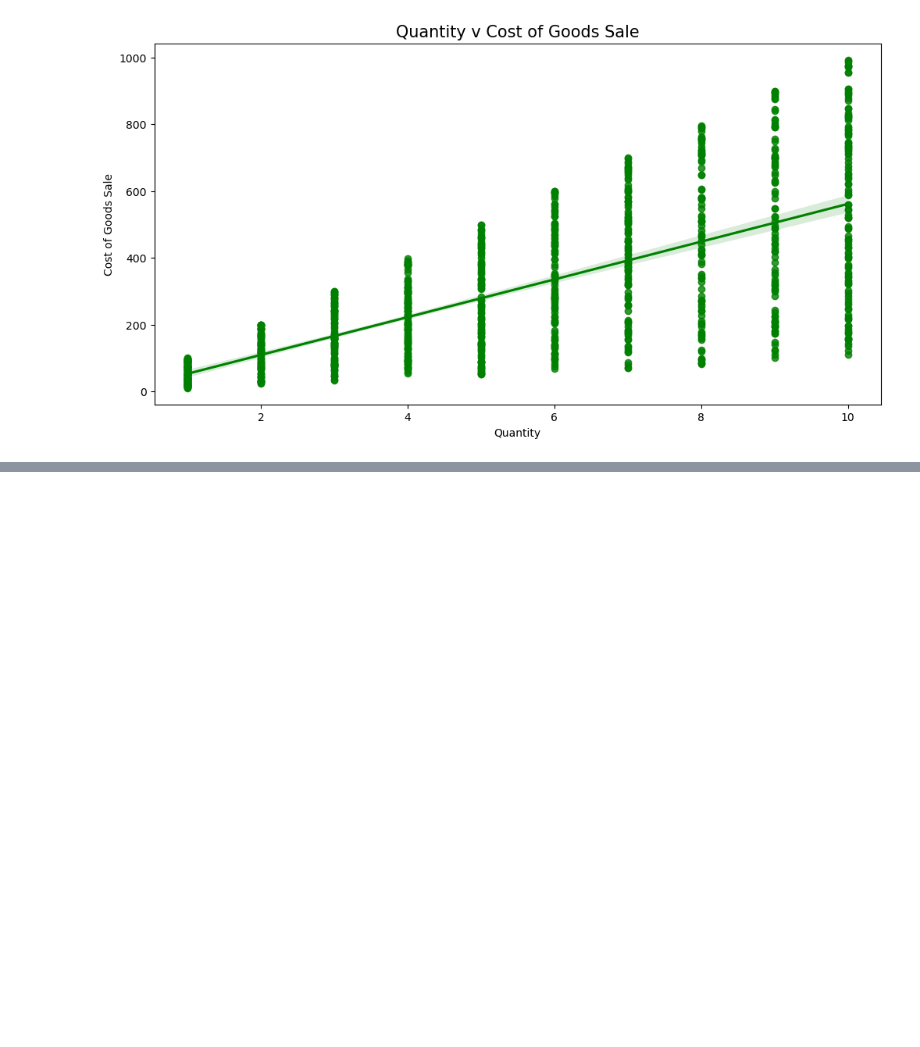
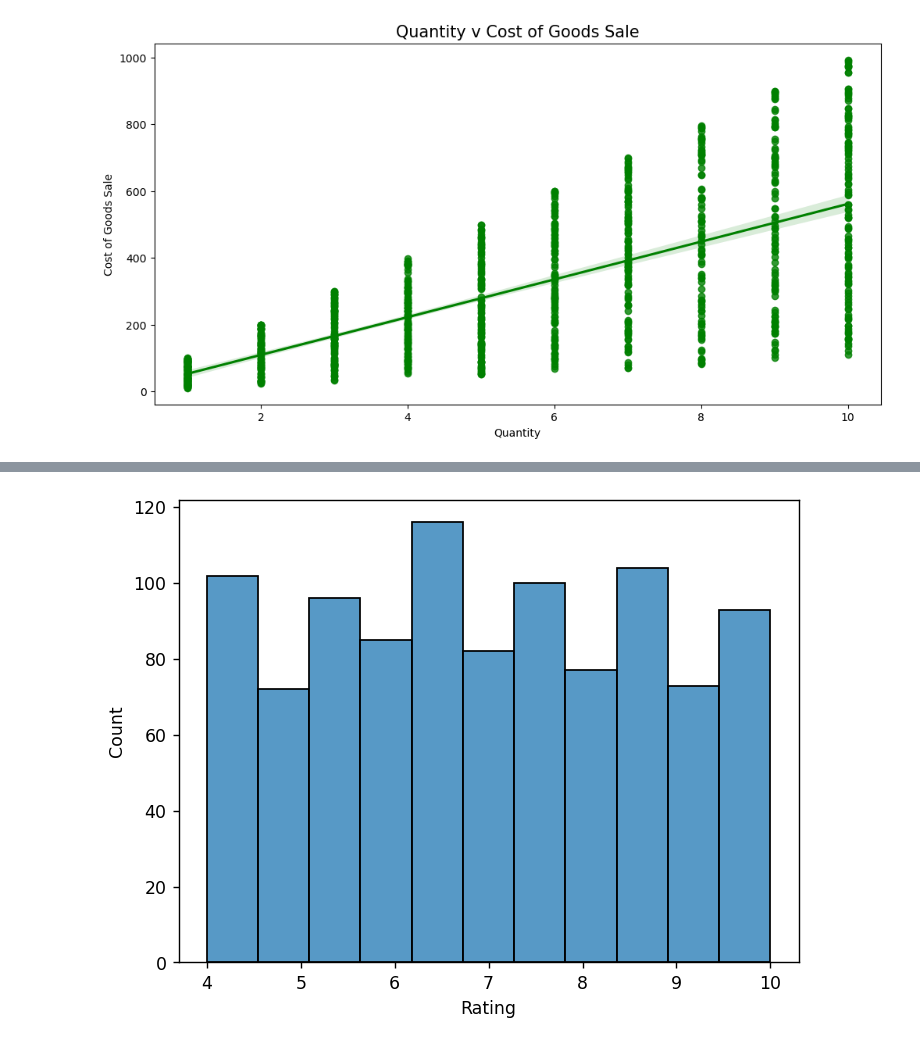
Before and after one commit to FariH004/Supermarket-Sales-Analysis, a Jupyter notebook: code.ipynb, the cells around one changed output, grey strips where cells are left out. Saved outputs shown, nothing was run; the diff lists cells and outputs as text; code cells hidden in the pictures; blank space fills up the shorter version.

```diff
--- a/code.ipynb
+++ b/code.ipynb
@@ -187,0 +197,6 @@ plt.show()
+# %%
+plt.figure(dpi=125)
+sns.histplot(sales['Rating'],kde=False)
+plt.show()
+# %% [output]
+[figure, added]
```
Also changed, not shown: parts of 4 cells of this notebook.
